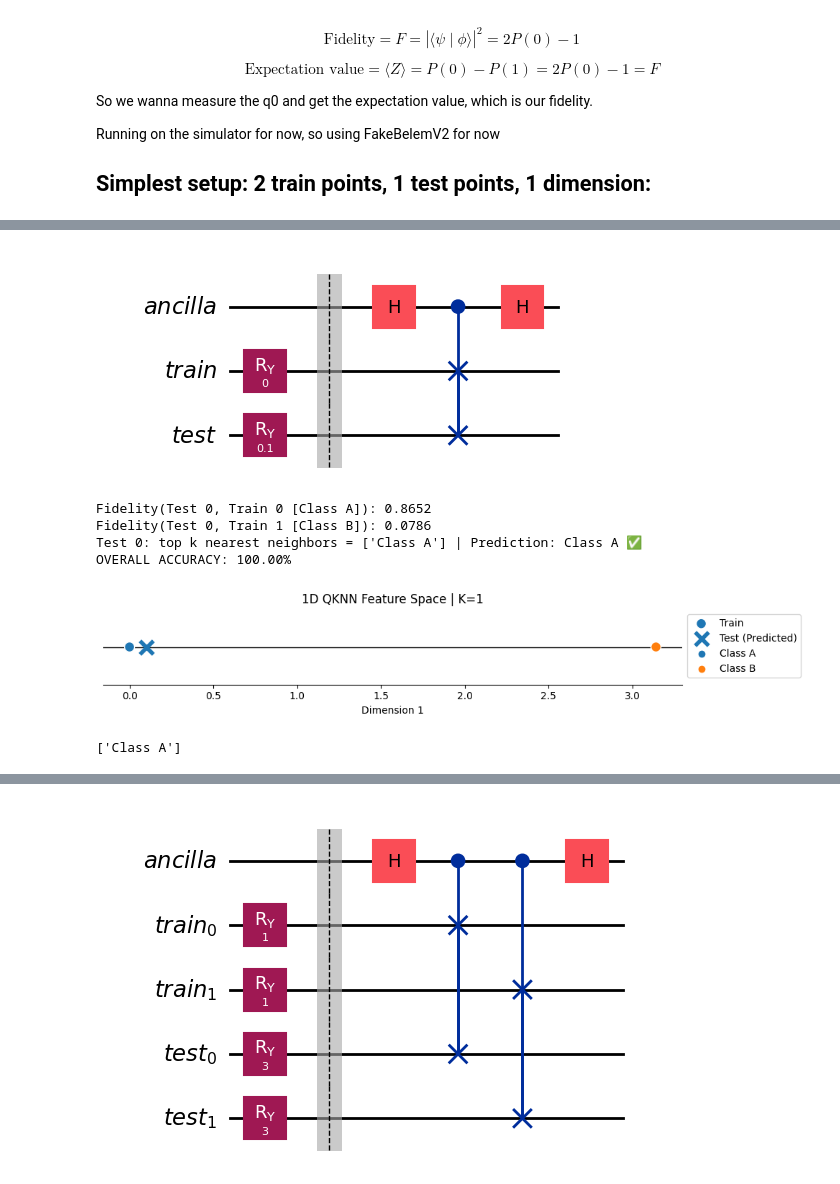
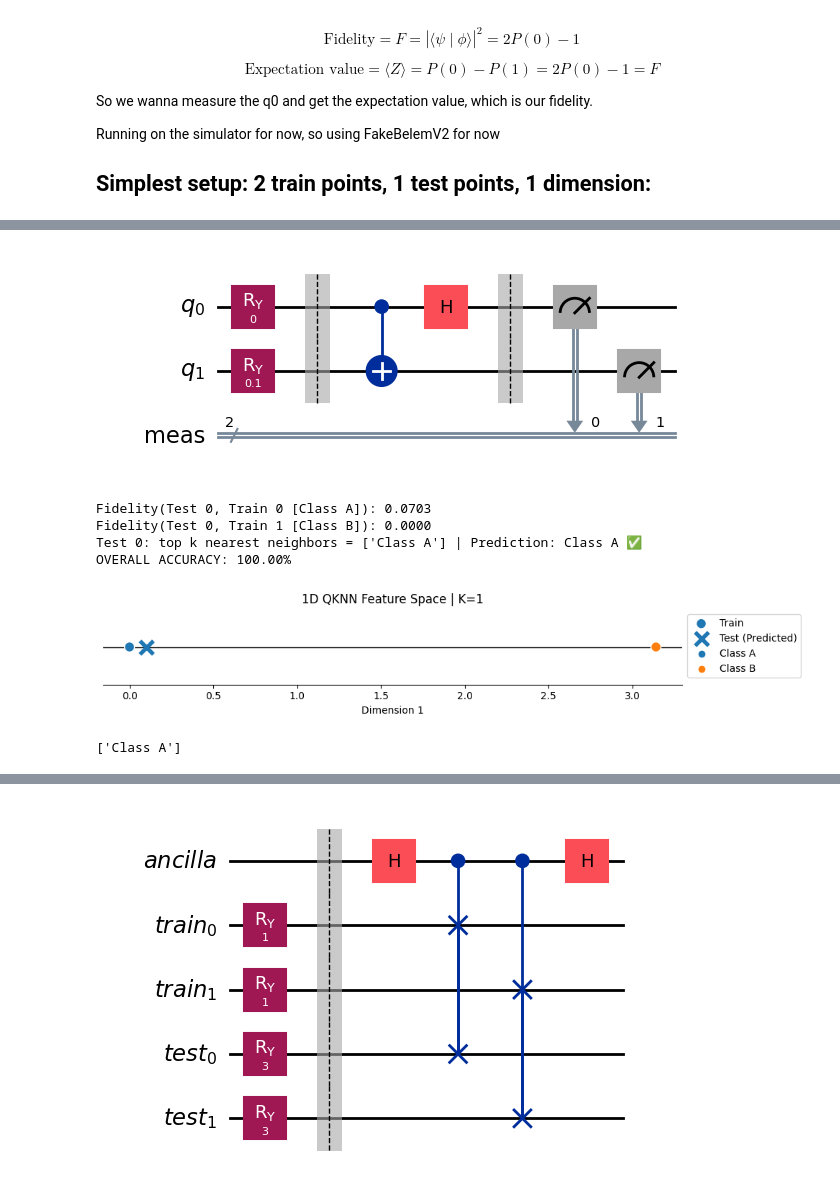
Before and after one commit to Aadipat/QuantumEngineeringProjectGroup8, a Jupyter notebook: simplest_swap_test.ipynb, the cells around one changed output, grey strips where cells are left out. Cells and saved outputs as stored; diff of their text form; code cells hidden in the pictures.

```diff
--- a/simplest_swap_test.ipynb
+++ b/simplest_swap_test.ipynb
@@ -43,6 +43,8 @@ from typing import List, Tuple
 from sklearn.datasets import load_iris
 from sklearn.preprocessing import MinMaxScaler
 from sklearn.model_selection import train_test_split
+from qiskit_ibm_runtime import QiskitRuntimeService
+from qiskit_ibm_runtime import SamplerV2
 
 def visualize_1d(train_data, train_labels, test_data):
     unique_labels = sorted(list(set(train_labels)))
@@ -71,7 +73,7 @@ def visualize_1d(train_data, train_labels, test_data):
     plt.show()
 
 def compute_fidelity_1d(train_val, test_val):
-    qc = QuantumCircuit(3) # 1 for ancilla, 1 for 1 dimension train data, 1 for 1 dimension test data
+    qc = QuantumCircuit(3, 1) # 1 for ancilla, 1 for 1 dimension train data, 1 for 1 dimension test data
 
     # 1. Encoding
     qc.ry(train_val, 1)
@@ -83,10 +85,14 @@ def compute_fidelity_1d(train_val, test_val):
     qc.cswap(0, 1, 2)
     qc.h(0)
 
-    display(qc.draw("mpl"))
+    qc.measure(0, 0)
+
+    display(qc.draw('mpl'))
+    # print(qc.draw('latex_source'))
 
     isa = pm.run(qc)
-    display(isa.draw("mpl"))
+    display(isa.draw('mpl'))
+    #print(isa.draw('latex_source'))
     obs = observable.apply_layout(isa.layout)
     estimator = EstimatorV2(backend)
     job = estimator.run([(isa, obs)], precision=0.01)
@@ -187,36 +193,53 @@ def get_initialization_circuits(qknn_input: QKNNInput, train_i: int, test_i: int
             return encode_classical_data(train[train_i]), encode_classical_data(test[test_i])
 
 def compute_fidelity(train_init, test_init, show_circuit, backend):
-    n_qubits = max(train_init.num_qubits, test_init.num_qubits)
+    # Number of qubits per state (e.g., 1 for your current data)
+    n = train_init.num_qubits
+    total_qubits = 2 * n
 
-    ancilla = QuantumRegister(1, name="ancilla")
-    reg_a = QuantumRegister(n_qubits, name="train")
-    reg_b = QuantumRegister(n_qubits, name="test")
-    qc = QuantumCircuit(ancilla, reg_a, reg_b)
+    # Use a single flat register for simplicity
+    qc = QuantumCircuit(total_qubits)
 
     # 1. State Preparation
-    qc.compose(train_init, qubits=reg_a, inplace=True)
-    qc.compose(test_init, qubits=reg_b, inplace=True)
+    # Place train state on qubits [0...n-1] and test state on [n...2n-1]
+    qc.compose(train_init, qubits=range(n), inplace=True)
+    qc.compose(test_init, qubits=range(n, 2 * n), inplace=True)
     qc.barrier()
 
-    # 2. SWAP Test
-    qc.h(ancilla)
-    for i in range(n_qubits):
-        qc.cswap(ancilla[0], reg_a[i], reg_b[i])
-    qc.h(ancilla)
+    # 2. Destructive SWAP Test (Bell Measurement)
+    # This replaces the CSWAP. It's much 'lighter' for the hardware.
+    for i in range(n):
+        qc.cx(i, i + n)
+        qc.h(i)
+
+    qc.measure_all()
 
     if show_circuit:
         display(qc.draw("mpl"))
 
-    observable = SparsePauliOp("I" * (2 * n_qubits) + "Z")
-    pm = generate_preset_pass_manager(backend=backend, optimization_level=1)
+    # 3. Transpile specifically for the hardware
+    pm = generate_preset_pass_manager(backend=backend, optimization_level=3)
     isa_circuit = pm.run(qc)
-    isa_observable = observable.apply_layout(isa_circuit.layout)
-    estimator = EstimatorV2(mode=backend)
-    job = estimator.run([(isa_circuit, isa_observable)])
-    result = job.result()[0].data.evs
 
-    return float(result)
+    # 4. Run on Hardware
+    sampler = SamplerV2(mode=backend)
+    job = sampler.run([isa_circuit])
+    result = job.result()[0].data.meas.get_counts()
+
+    # 5. Calculate Fidelity
+    # For the destructive test, fidelity is the probability of
+    # measuring an even parity (00 or 11) for all pairs.
+    total_shots = sum(result.values())
+
+    # Logic for 1-qubit comparison (most common for simple QKNN)
+    # Probability of measuring 00 or 11
+    success_counts = result.get('00', 0) + result.get('11', 0)
+    prob_success = success_counts / total_shots
+
+    # Fidelity |<psi|phi>|^2 = 2 * P(even_parity) - 1
+    fidelity = 2 * prob_success - 1
+
+    return max(0, fidelity)
 
 def qknn(qknn_input: QKNNInput, train_labels, K=1, test_labels=None, backend=FakeGuadalupeV2(), show_circuit=True):
     predictions = []
@@ -237,36 +260,36 @@ def qknn(qknn_input: QKNNInput, train_labels, K=1, test_labels=None, backend=Fak
         fidelities.sort(key=lambda x: x[0], reverse=True)
         top_k_labels = [label for fid, label in fidelities[:K]]
         prediction = Counter(top_k_labels).most_common(1)[0][0]
         predictions.append(prediction)
 
         status = ""
         if test_labels:
             if prediction == test_labels[i]:
                 status = " ✅"
             else:
                 status = f" - Actual: {test_labels[i]} ❌"
 
         print(f"Test {i}: top k nearest neighbors = {top_k_labels} | Prediction: {prediction}{status}")
 
     if test_labels:
         correct = sum(1 for p, a in zip(predictions, test_labels) if p == a)
         print(f"OVERALL ACCURACY: {(correct/num_test)*100:.2f}%")
 
     if isinstance(qknn_input, ClassicalInput):
         visualize_data(qknn_input.train, train_labels, qknn_input.test, predictions, K)
 
     return predictions
 
 train_data = [np.array([0.0]), np.array([np.pi])]
 train_labels = ["Class A", "Class B"]
 test_labels = ["Class A"]
 test_data = [np.array([0.1])]
 
 qknn(ClassicalInput(train=train_data, test=test_data), train_labels, test_labels=test_labels)
 # %% [output]
-[figure, old version]
+[figure, new version]
-Fidelity(Test 0, Train 0 [Class A]): 0.8652
-Fidelity(Test 0, Train 1 [Class B]): 0.0786
+Fidelity(Test 0, Train 0 [Class A]): 0.0703
+Fidelity(Test 0, Train 1 [Class B]): 0.0000
 Test 0: top k nearest neighbors = ['Class A'] | Prediction: Class A ✅
 OVERALL ACCURACY: 100.00%
 [figure]
```
Also changed, not shown: parts of 4 cells of this notebook.
